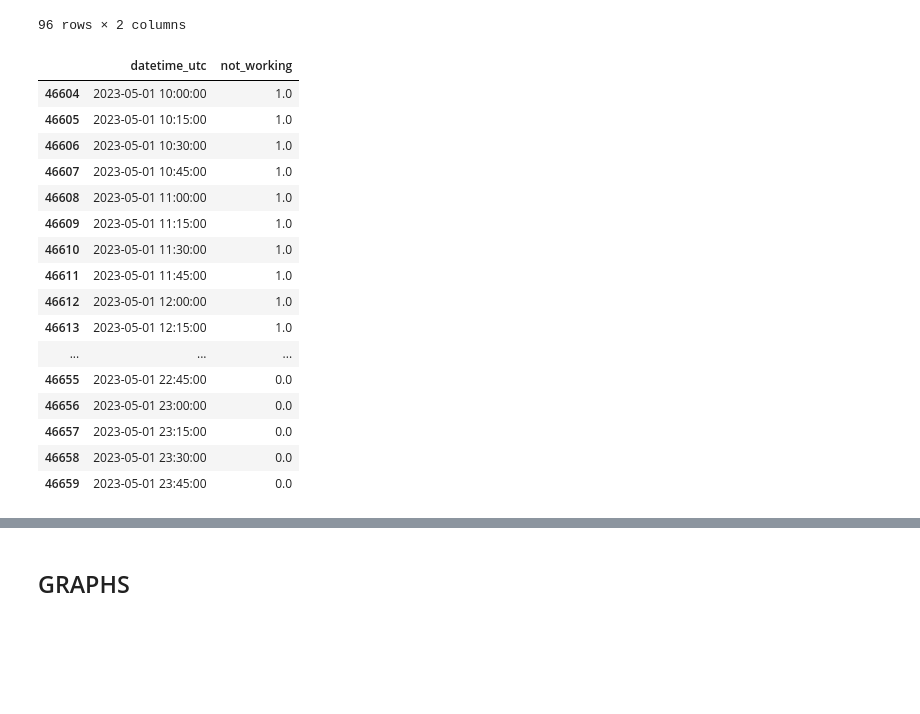
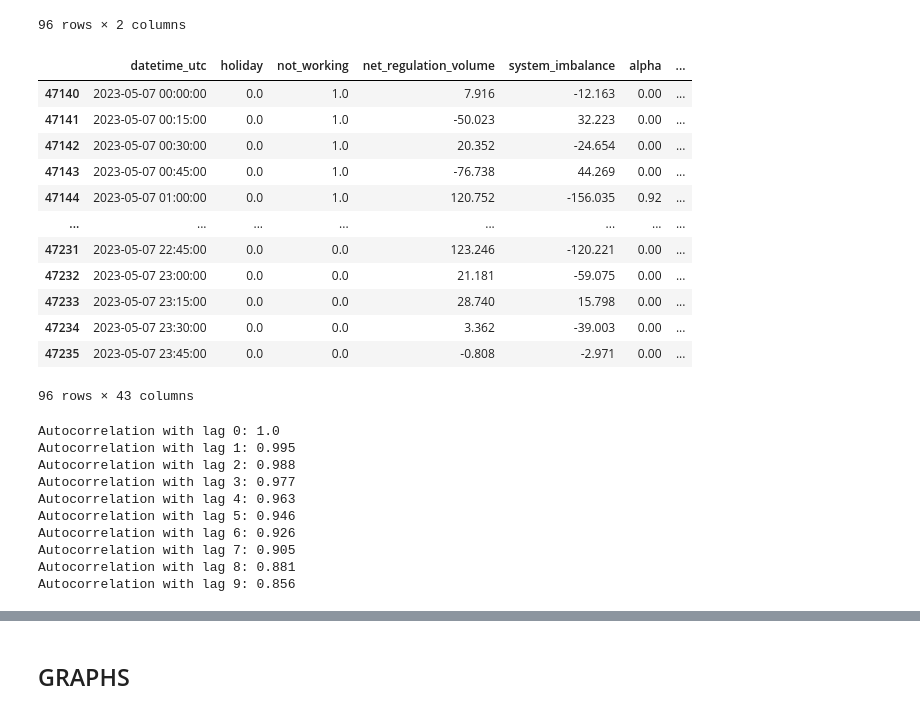
Before and after one commit to obhlivoj/System-Imbalance-Forecasting, a Jupyter notebook: visualization/graphs.ipynb, the cells around one changed output, grey strips where cells are left out. Saved outputs shown, nothing was run; the diff lists cells and outputs as text; code cells hidden in the pictures; blank space fills up the shorter version.

```diff
--- a/visualization/graphs.ipynb
+++ b/visualization/graphs.ipynb
@@ -12,5 +13,5 @@ import plotly.io as pio
 # %%
-with open("D:\Programming\DP\models\System-Imbalance-Forecasting\data\data_TS\merged_data.pkl", 'rb') as file:
+with open(r'D:\Uni_FJFI\NMS3\DP\project_I\System-Imbalance-Forecasting\data\data_TS\merged_data.pkl', 'rb') as file:
     ds_raw =  pickle.load(file)
 # %% [markdown]
 ## INFO
@@ -151,32 +177,28 @@ data_2023_05_07[['datetime_utc', "not_working"]]
 | 47234 | 2023-05-07 23:30:00 | 0.0 |
 | 47235 | 2023-05-07 23:45:00 | 0.0 |
 96 rows × 2 columns
+# %%
+data_2023_05_07
+# %% [output]
+|  | datetime_utc | holiday | not_working | net_regulation_volume | system_imbalance | alpha | ... |
+| 47140 | 2023-05-07 00:00:00 | 0.0 | 1.0 | 7.916 | -12.163 | 0.00 | ... |
+| 47141 | 2023-05-07 00:15:00 | 0.0 | 1.0 | -50.023 | 32.223 | 0.00 | ... |
+| 47142 | 2023-05-07 00:30:00 | 0.0 | 1.0 | 20.352 | -24.654 | 0.00 | ... |
+| 47143 | 2023-05-07 00:45:00 | 0.0 | 1.0 | -76.738 | 44.269 | 0.00 | ... |
+| 47144 | 2023-05-07 01:00:00 | 0.0 | 1.0 | 120.752 | -156.035 | 0.92 | ... |
+| ... | ... | ... | ... | ... | ... | ... | ... |
+| 47231 | 2023-05-07 22:45:00 | 0.0 | 0.0 | 123.246 | -120.221 | 0.00 | ... |
+| 47232 | 2023-05-07 23:00:00 | 0.0 | 0.0 | 21.181 | -59.075 | 0.00 | ... |
+| 47233 | 2023-05-07 23:15:00 | 0.0 | 0.0 | 28.740 | 15.798 | 0.00 | ... |
+| 47234 | 2023-05-07 23:30:00 | 0.0 | 0.0 | 3.362 | -39.003 | 0.00 | ... |
+| 47235 | 2023-05-07 23:45:00 | 0.0 | 0.0 | -0.808 | -2.971 | 0.00 | ... |
+96 rows × 43 columns
 # %%
 # Create a line plot
 fig = px.line(data_2023_05_07, x='datetime_utc', y='total_load', title='Total Load Over Time')
 
 # Show the plot
 fig.show()
-# %%
-data_2023_May[['datetime_utc', "not_working"]].iloc[40:96]
-# %% [output]
-|  | datetime_utc | not_working |
-| 46604 | 2023-05-01 10:00:00 | 1.0 |
-| 46605 | 2023-05-01 10:15:00 | 1.0 |
-| 46606 | 2023-05-01 10:30:00 | 1.0 |
-| 46607 | 2023-05-01 10:45:00 | 1.0 |
-| 46608 | 2023-05-01 11:00:00 | 1.0 |
-| 46609 | 2023-05-01 11:15:00 | 1.0 |
-| 46610 | 2023-05-01 11:30:00 | 1.0 |
-| 46611 | 2023-05-01 11:45:00 | 1.0 |
-| 46612 | 2023-05-01 12:00:00 | 1.0 |
-| 46613 | 2023-05-01 12:15:00 | 1.0 |
-| ... | ... | ... |
-| 46655 | 2023-05-01 22:45:00 | 0.0 |
-| 46656 | 2023-05-01 23:00:00 | 0.0 |
-| 46657 | 2023-05-01 23:15:00 | 0.0 |
-| 46658 | 2023-05-01 23:30:00 | 0.0 |
-| 46659 | 2023-05-01 23:45:00 | 0.0 |
 # %%
 data_2023_May = ds_raw[(ds_raw.datetime_utc >= "2023-05-01") & (ds_raw.datetime_utc < "2023-06-01")]
 # %%
@@ -202,3 +224,18 @@ fig.update_layout(title='Total load over May 2023',
 
 fig.show(config={'staticPlot': True})
 pio.write_image(fig, 'load_May_plotly.pdf')
+# %%
+for i in range(10):
+    autocorrelation = ds_raw['total_load'].autocorr(lag=i)
+    print(f"Autocorrelation with lag {i}: {autocorrelation.round(3)}")
+# %% [output]
+Autocorrelation with lag 0: 1.0
+Autocorrelation with lag 1: 0.995
+Autocorrelation with lag 2: 0.988
+Autocorrelation with lag 3: 0.977
+Autocorrelation with lag 4: 0.963
+Autocorrelation with lag 5: 0.946
+Autocorrelation with lag 6: 0.926
+Autocorrelation with lag 7: 0.905
+Autocorrelation with lag 8: 0.881
+Autocorrelation with lag 9: 0.856
```
Also changed, not shown: parts of 21 cells of this notebook, 6 other files.
